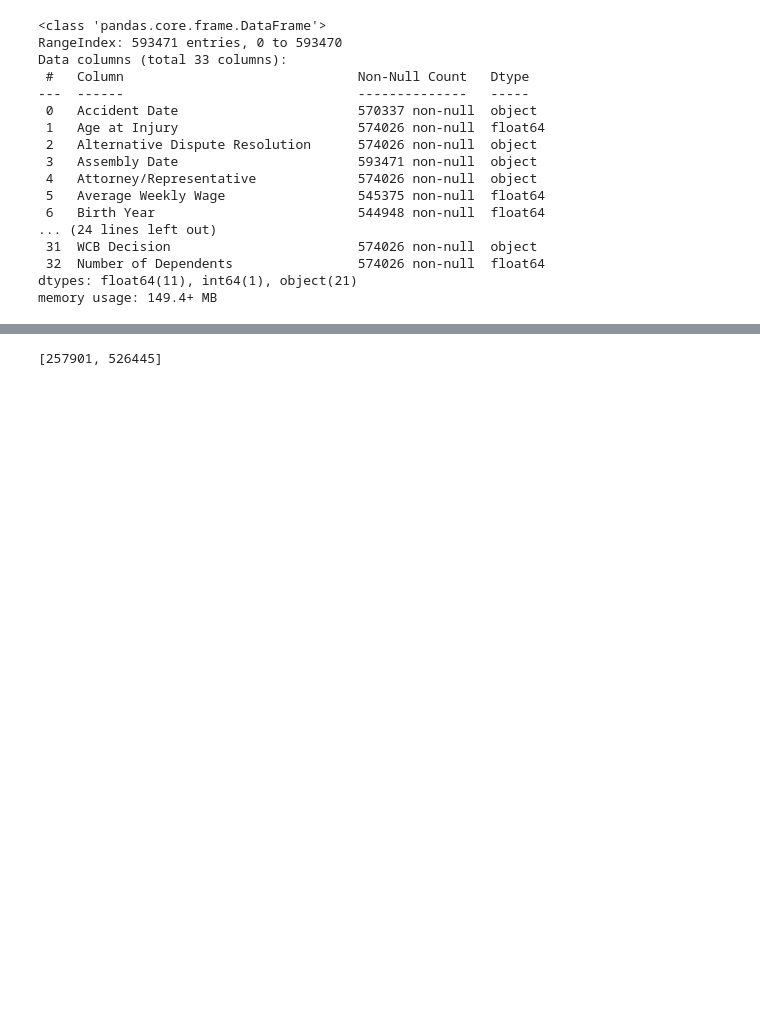
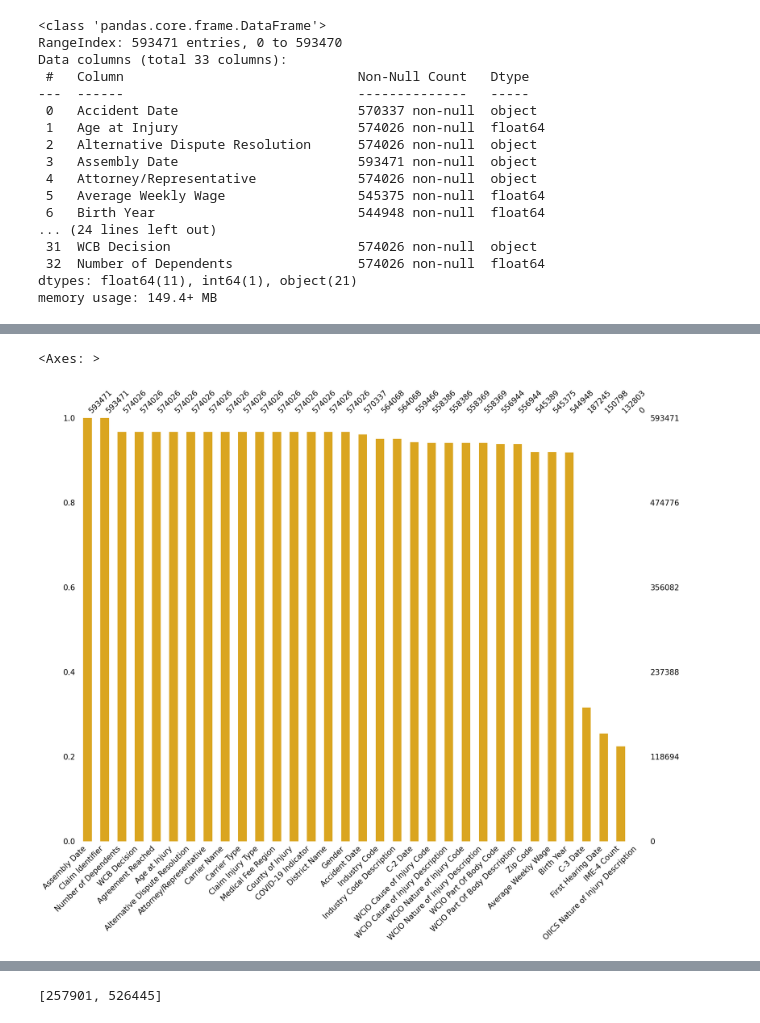
Before and after one commit to LeonardoDiCaterina/Machine_Learning_G19, a Jupyter notebook: Notebooks/Data_Pre-processing.ipynb, the cells around one changed output, grey strips where cells are left out. Drawn from its saved outputs; the diff is of its cells as text; code cells hidden in the pictures; blank space fills up the shorter version.

```diff
--- a/Notebooks/Data_Pre-processing.ipynb
+++ b/Notebooks/Data_Pre-processing.ipynb
@@ -6,6 +9,6 @@ import seaborn as sns
 # %%
-train = pd.read_csv('/Users/leonardodicaterina/Desktop/NovaIMS/MachineLearning/Machine_Learning_G19/Data/train_data.csv')
-test = pd.read_csv('/Users/leonardodicaterina/Desktop/NovaIMS/MachineLearning/Machine_Learning_G19/Data/test_data.csv')
+train = pd.read_csv('/Users/mariananeto/Downloads/project_data/train_data.csv')
+test = pd.read_csv('/Users/mariananeto/Downloads/project_data/test_data.csv')
 
 train.head()
 # %% [output]
@@ -38,0 +86,5 @@ memory usage: 149.4+ MB
+# %%
+msno.bar(train, figsize=(20, 15), fontsize=15, color="goldenrod", sort="descending")
+# %% [output]
+<Axes: >
+[figure, added]
```
Also changed, not shown: parts of 6 cells of this notebook.
